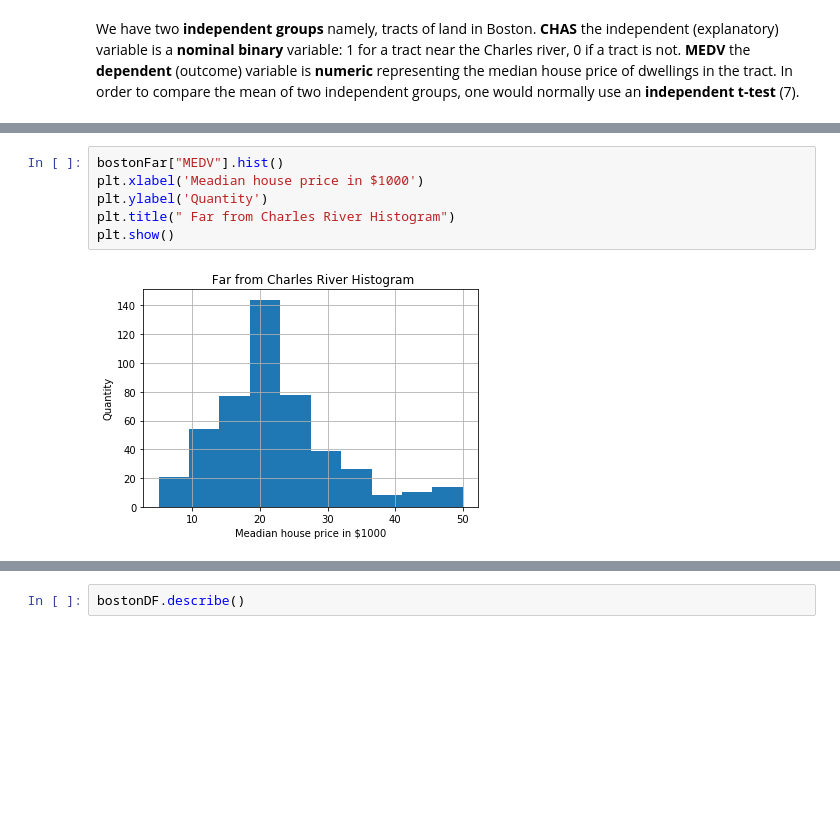
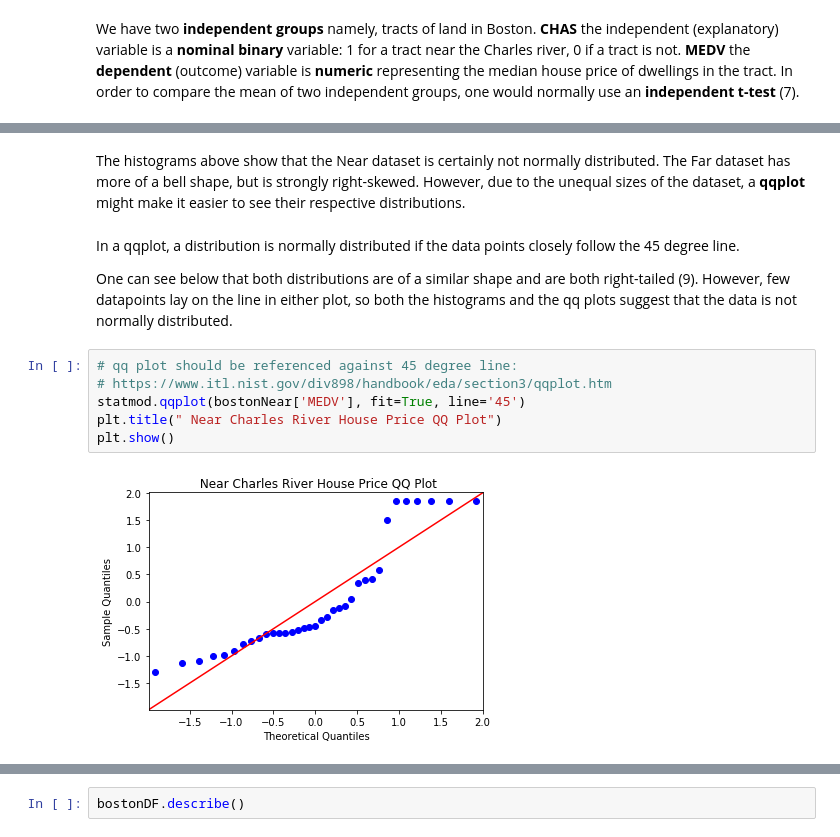
Before and after one commit to dermotkel/machine-learning, a Jupyter notebook: project.ipynb, the cells around one changed output, grey strips where cells are left out. Saved outputs shown, nothing was run; the diff lists cells and outputs as text; blank space fills up the shorter version.

```diff
--- a/project.ipynb
+++ b/project.ipynb
@@ -176,8 +186,14 @@ plt.show()
-# %%
-bostonFar["MEDV"].hist()
-plt.xlabel('Meadian house price in $1000')
-plt.ylabel('Quantity')
-plt.title(" Far from Charles River Histogram")
-plt.show()
-# %% [output]
-[figure, removed]
+# %% [markdown]
+The histograms above show that the Near dataset is certainly not normally distributed. The Far dataset has more of a bell shape, but is strongly right-skewed. However, due to the unequal sizes of the dataset, a **qqplot** might make it easier to see their respective distributions.
+# %% [markdown]
+In a qqplot, a distribution is normally distributed if the data points closely follow the 45 degree line.
+
+One can see below that both distributions are of a similar shape and are both right-tailed (9). However, few datapoints lay on the line in either plot, so both the histograms and the qq plots suggest that the data is not normally distributed.
+# %%
+# qq plot should be referenced against 45 degree line:
+# https://www.itl.nist.gov/div898/handbook/eda/section3/qqplot.htm
+statmod.qqplot(bostonNear['MEDV'], fit=True, line='45')
+plt.title(" Near Charles River House Price QQ Plot")
+plt.show()
+# %% [output]
+[figure, added]
```
Also changed, not shown: parts of 26 cells of this notebook.
